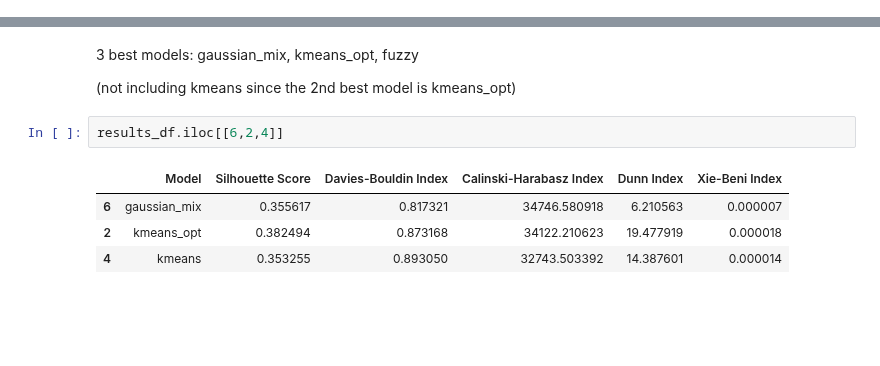
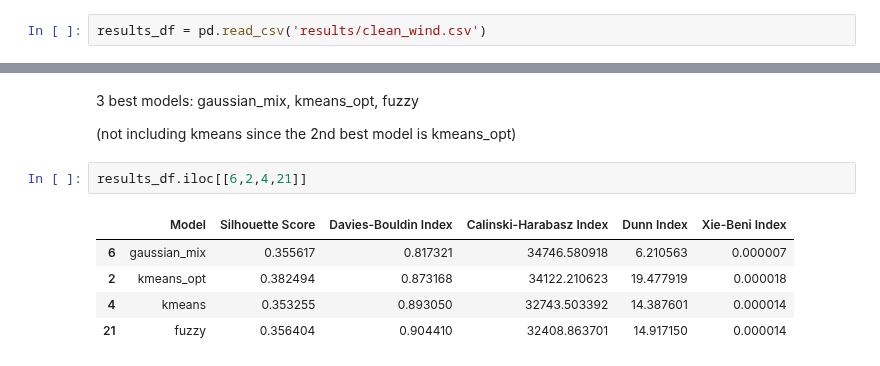
Before and after one commit to sarabreu/thesis_dev, a Jupyter notebook: 3_evaluation/clean_wind.ipynb, the cells around one changed output, grey strips where cells are left out. Drawn from its saved outputs; the diff is of its cells as text; blank space fills up the shorter version.

```diff
--- a/3_evaluation/clean_wind.ipynb
+++ b/3_evaluation/clean_wind.ipynb
@@ -214,6 +214,8 @@ results_df.reset_index(drop=True)
 | 43 | gaussian_mix_opt | 0.079756 | 2.735850 | 8300.536111 | 5.429856 | 0.000019 |
 # %%
 results_df.to_csv('results/clean_wind.csv', index=False)
+# %%
+results_df = pd.read_csv('results/clean_wind.csv')
 # %%
 # Convert columns to numeric data types
 normalized_df = results_df.copy()
@@ -278,9 +280,10 @@ ranked_models[['Model', 'Closeness']]
 
 (not including kmeans since the 2nd best model is kmeans_opt)
 # %%
-results_df.iloc[[6,2,4]]
+results_df.iloc[[6,2,4,21]]
 # %% [output]
 |  | Model | Silhouette Score | Davies-Bouldin Index | Calinski-Harabasz Index | Dunn Index | Xie-Beni Index |
 | 6 | gaussian_mix | 0.355617 | 0.817321 | 34746.580918 | 6.210563 | 0.000007 |
 | 2 | kmeans_opt | 0.382494 | 0.873168 | 34122.210623 | 19.477919 | 0.000018 |
 | 4 | kmeans | 0.353255 | 0.893050 | 32743.503392 | 14.387601 | 0.000014 |
+| 21 | fuzzy | 0.356404 | 0.904410 | 32408.863701 | 14.917150 | 0.000014 |
```
Also changed, not shown: parts of 1 cell of this notebook, 3 other files.
